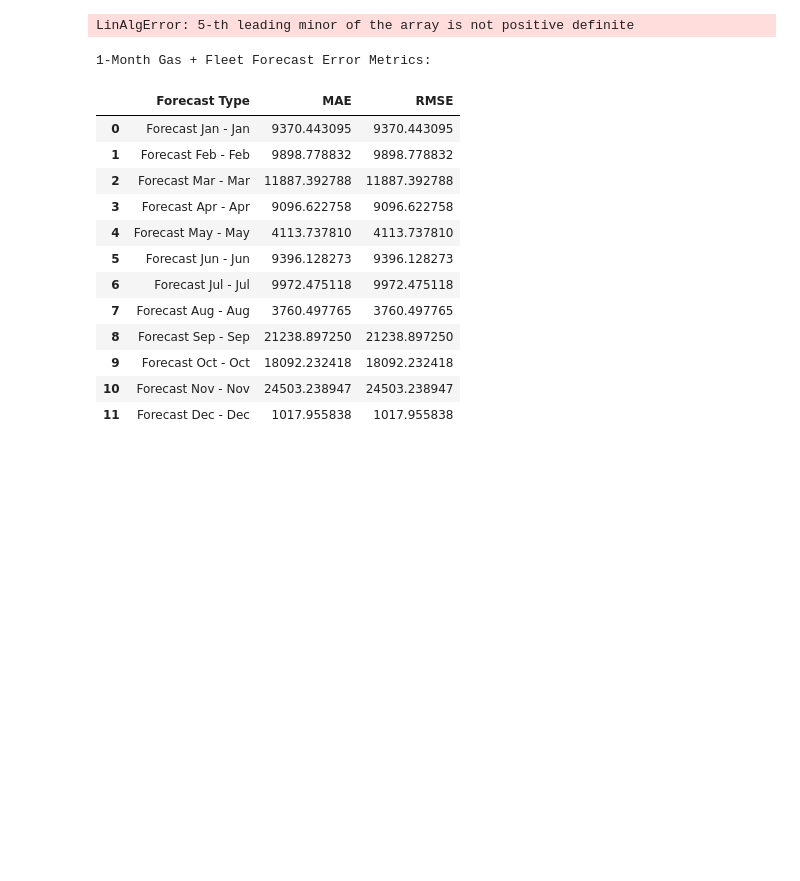
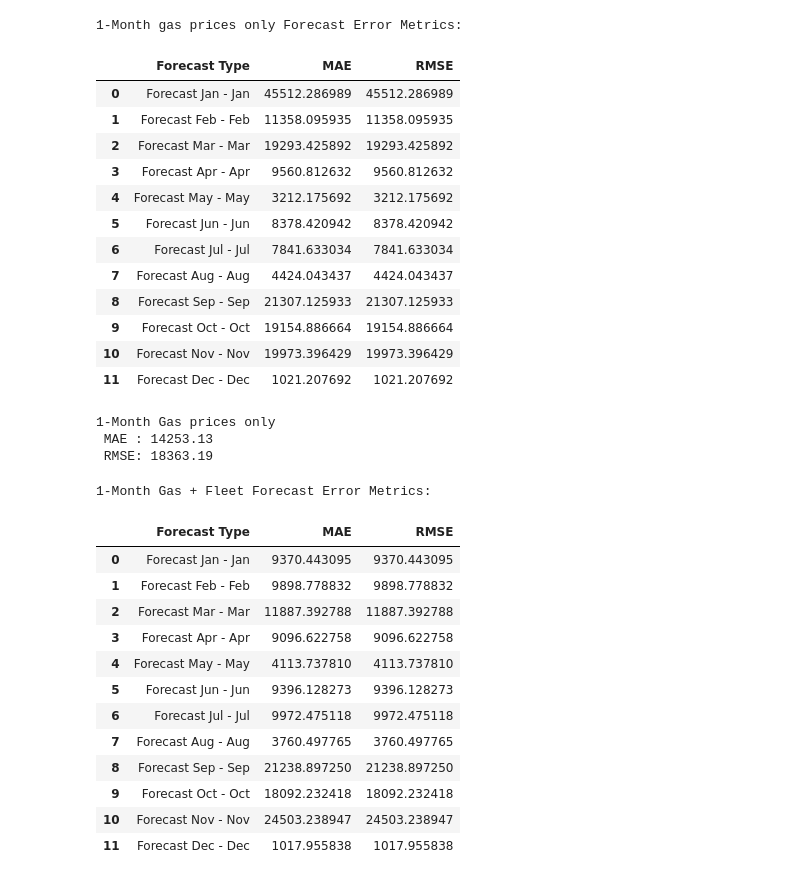
Before and after one commit to thomasmatre/LNGMaster, a Jupyter notebook: VAR_Forecast/var_final2.ipynb, the cells around one changed output. Saved outputs shown, nothing was run; the diff lists cells and outputs as text; code cells hidden in the pictures; blank space fills up the shorter version.

```diff
--- a/VAR_Forecast/var_final2.ipynb
+++ b/VAR_Forecast/var_final2.ipynb
@@ -73,50 +73,63 @@ error_details = pd.DataFrame()
 while forecast_end_date <= pd.to_datetime("2024-12-01"):
     df_temp = df_clean[forecast_data].copy()
     df_train = df_temp[df_temp.index < forecast_start_date]
-    df_train = df_train.diff().dropna()
-
+    df_train = np.log(df_train).diff().dropna()
     forecast_range = pd.date_range(start=forecast_start_date, end=forecast_end_date, freq="MS")
     forecast_steps = len(forecast_range)
     model = VAR(df_train)
     selected_lag = model.select_order(maxlags=2).aic
     if selected_lag is None or selected_lag == 0:
         selected_lag = 1
+
     results = model.fit(maxlags=selected_lag)
     forecast = results.forecast(df_train.values, steps=forecast_steps)
-
     last_log_value = np.log(df_forecast.loc[df_train.index[-1], target])
     df_temp_forecast = pd.DataFrame(forecast, index=forecast_range, columns=df_train.columns)
     log_forecast_cumsum = df_temp_forecast[target].cumsum() + last_log_value
     recovered_forecast = np.exp(log_forecast_cumsum)
     forecast_label = f"Forecast {forecast_start_date.strftime('%b')} - {forecast_end_date.strftime('%b')}"
     df_forecast.loc[forecast_range, forecast_label] = recovered_forecast
-
     mask = (df_forecast.index >= forecast_start_date) & (df_forecast.index <= forecast_end_date)
     y_true = df_forecast.loc[mask, target]
     y_pred = df_forecast.loc[mask, forecast_label]
     if not y_true.isna().all() and not y_pred.isna().all():
         mae = mean_absolute_error(y_true, y_pred)
         rmse = np.sqrt(mean_squared_error(y_true, y_pred))
         error_metrics = pd.concat([error_metrics, pd.DataFrame([[forecast_label, mae, rmse]], columns=["Forecast Type", "MAE", "RMSE"])])
         details_df = pd.DataFrame({"Date": y_true.index, "Actual": y_true.values, "Forecast": y_pred.values, "Error": (y_true - y_pred).values, "Forecast Type": forecast_label})
         error_details = pd.concat([error_details, details_df])
-
     forecast_start_date += pd.DateOffset(months=1)
     forecast_end_date += pd.DateOffset(months=1)
 
 
 error_metrics.reset_index(drop=True, inplace=True)
 error_details.reset_index(drop=True, inplace=True)
 
 print("1-Month gas prices only Forecast Error Metrics:")
 display(error_metrics)
 #display(error_details)
 print("1-Month Gas prices only \n",
       "MAE :", round(mean_absolute_error(error_details["Actual"],error_details["Forecast"]),2),"\n",
       "RMSE:", round(np.sqrt(mean_squared_error(error_details['Actual'],error_details["Forecast"])),2))
 #results.summary()
 # %% [output]
-LinAlgError: 5-th leading minor of the array is not positive definite
+1-Month gas prices only Forecast Error Metrics:
+|  | Forecast Type | MAE | RMSE |
+| 0 | Forecast Jan - Jan | 45512.286989 | 45512.286989 |
+| 1 | Forecast Feb - Feb | 11358.095935 | 11358.095935 |
+| 2 | Forecast Mar - Mar | 19293.425892 | 19293.425892 |
+| 3 | Forecast Apr - Apr | 9560.812632 | 9560.812632 |
+| 4 | Forecast May - May | 3212.175692 | 3212.175692 |
+| 5 | Forecast Jun - Jun | 8378.420942 | 8378.420942 |
+| 6 | Forecast Jul - Jul | 7841.633034 | 7841.633034 |
+| 7 | Forecast Aug - Aug | 4424.043437 | 4424.043437 |
+| 8 | Forecast Sep - Sep | 21307.125933 | 21307.125933 |
+| 9 | Forecast Oct - Oct | 19154.886664 | 19154.886664 |
+| 10 | Forecast Nov - Nov | 19973.396429 | 19973.396429 |
+| 11 | Forecast Dec - Dec | 1021.207692 | 1021.207692 |
+1-Month Gas prices only
+ MAE : 14253.13
+ RMSE: 18363.19
 # %%
 #1 Month - Gas + Fleet
 import pandas as pd
```
Also changed, not shown: 3 other files.
